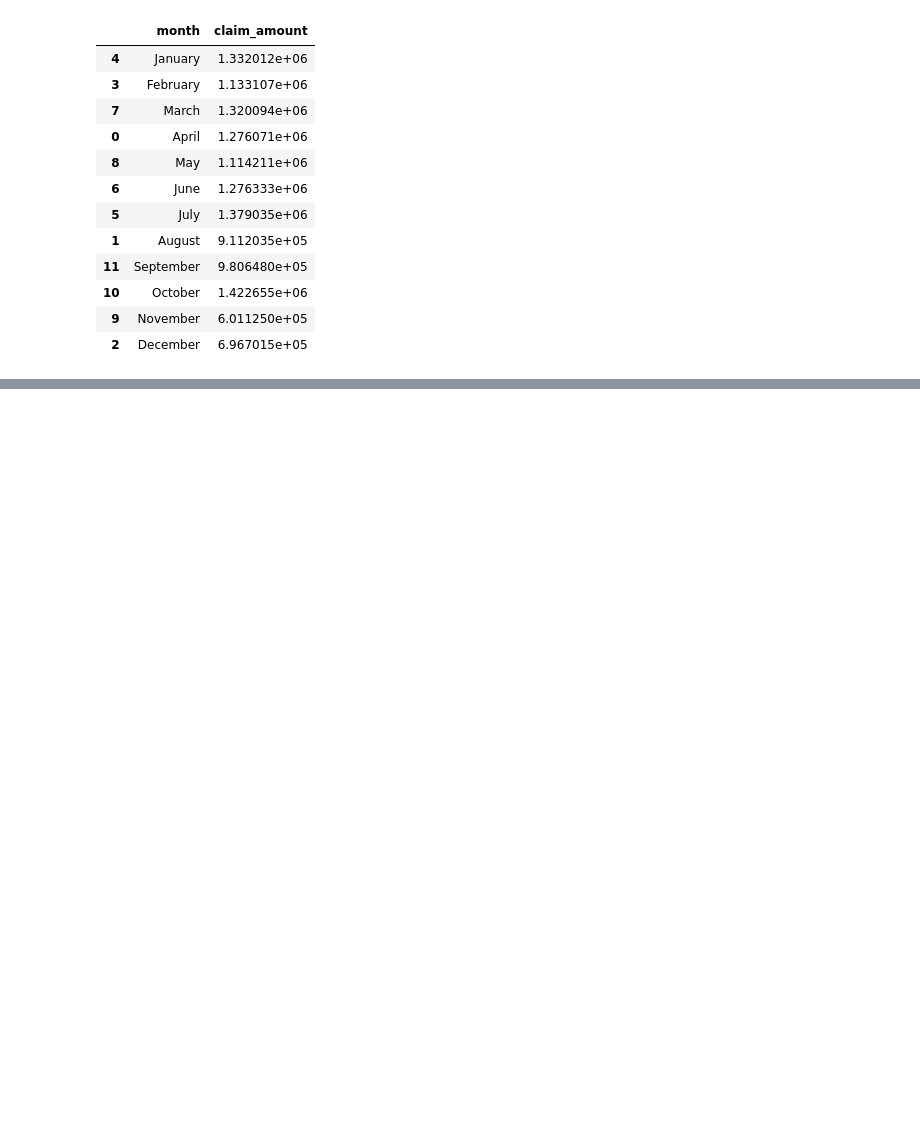
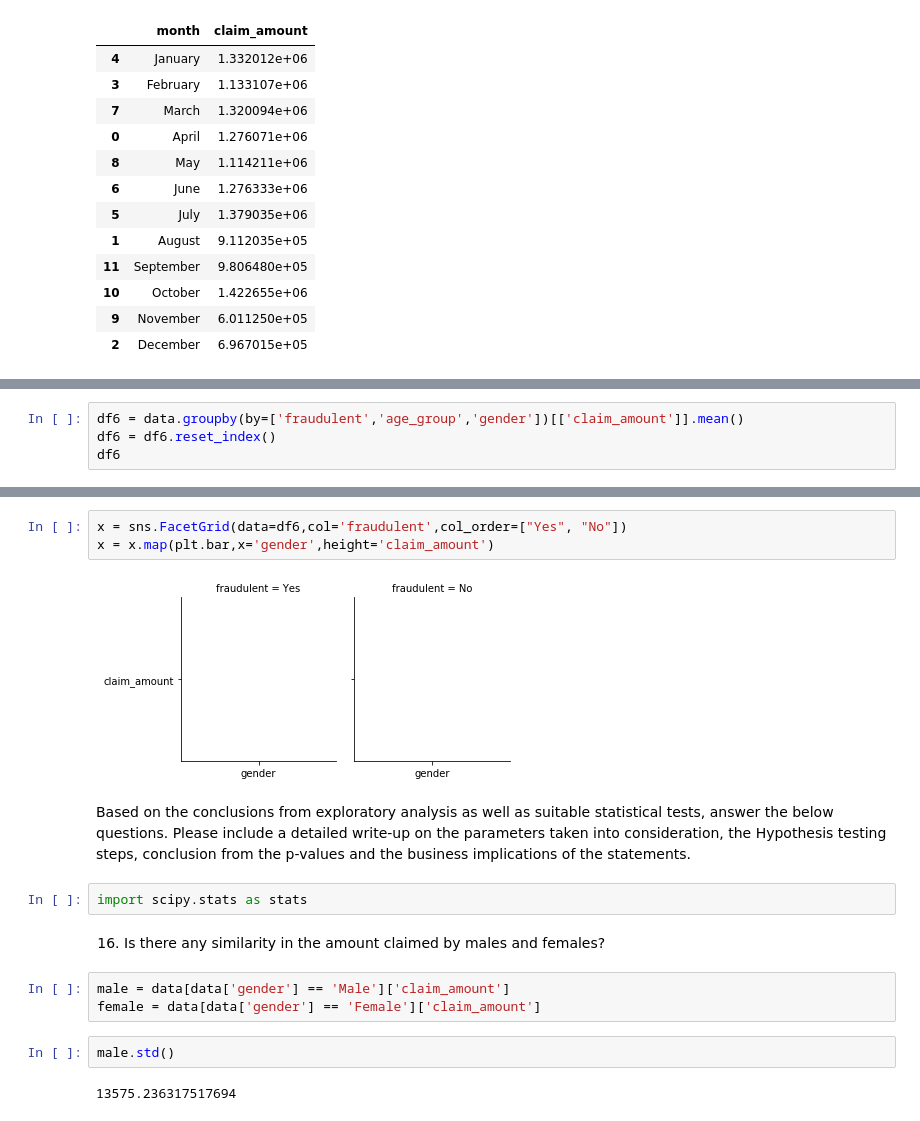
Before and after one commit to devarun07/Analytix, a Jupyter notebook: CaseStudy/5. Pandas Case Study 3 - Insurance Claims Case Study/Case Study-3.ipynb, the cells around one changed output, grey strips where cells are left out. Drawn from its saved outputs; the diff is of its cells as text; blank space fills up the shorter version.

```diff
--- a/CaseStudy/5. Pandas Case Study 3 - Insurance Claims Case Study/Case Study-3.ipynb
+++ b/CaseStudy/5. Pandas Case Study 3 - Insurance Claims Case Study/Case Study-3.ipynb
@@ -340,0 +357,4 @@ plt.barh(y=df5.month,width=df5.claim_amount)
+# %%
+df6 = data.groupby(by=['fraudulent','age_group','gender'])[['claim_amount']].mean()
+df6 = df6.reset_index()
+df6
@@ -340,0 +371,22 @@ plt.barh(y=df5.month,width=df5.claim_amount)
+# %%
+x = sns.FacetGrid(data=df6,col='fraudulent',col_order=["Yes", "No"])
+x = x.map(plt.bar,x='gender',height='claim_amount')
+# %% [output]
+[figure, added]
+# %% [markdown]
+Based on the conclusions from exploratory analysis as well as suitable
+statistical tests, answer the below questions. Please include a detailed
+write-up on the parameters taken into consideration, the Hypothesis
+testing steps, conclusion from the p-values and the business implications of
+the statements.
+# %%
+import scipy.stats as stats
+# %% [markdown]
+16. Is there any similarity in the amount claimed by males and females?
+# %%
+male = data[data['gender'] == 'Male']['claim_amount']
+female = data[data['gender'] == 'Female']['claim_amount']
+# %%
+male.std()
+# %% [output]
+13575.236317517694
```
Also changed, not shown: parts of 36 cells of this notebook.
